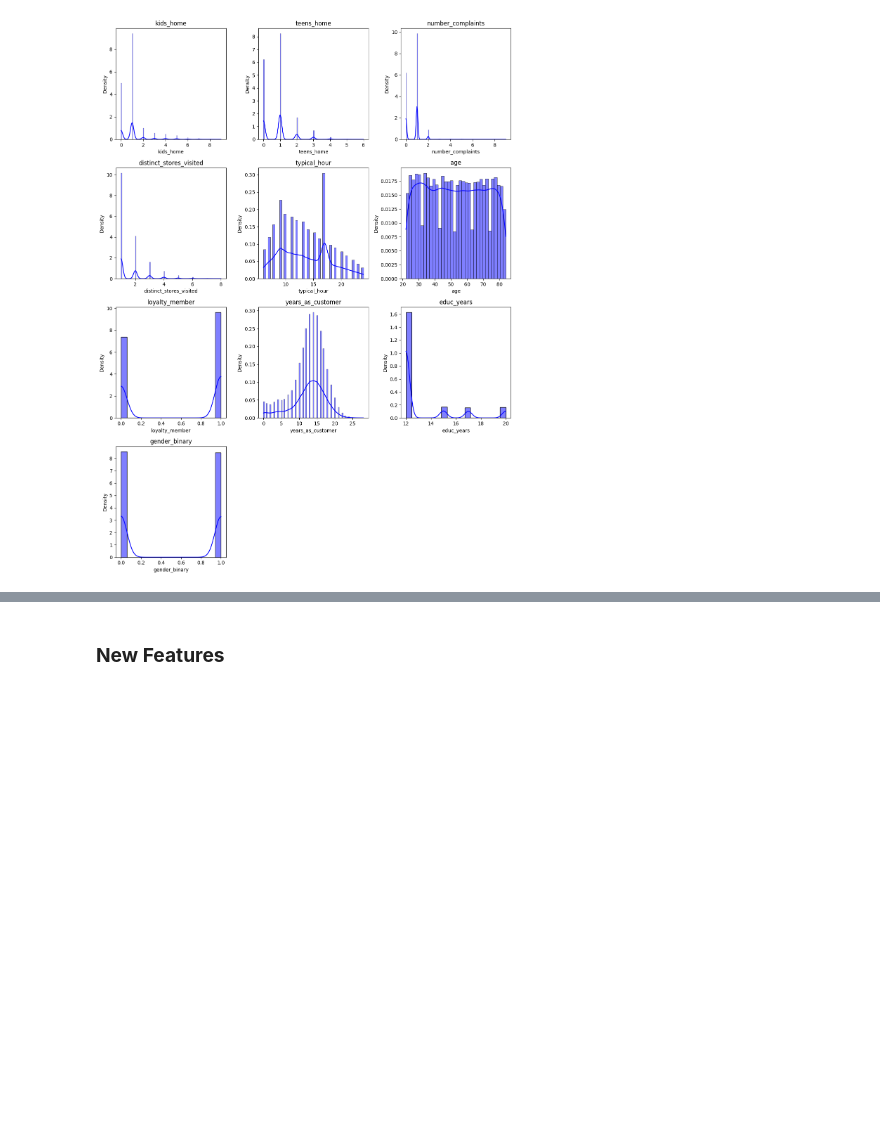
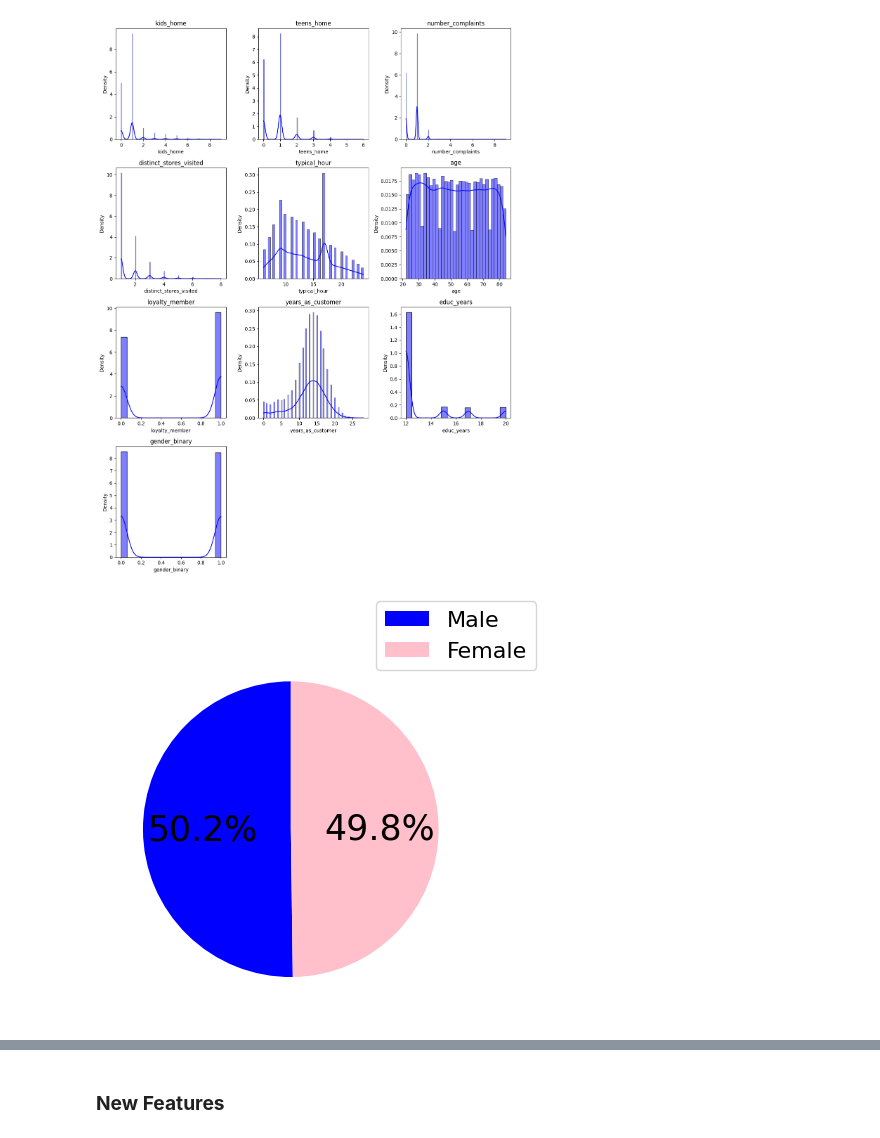
Before and after one commit to master-boda/Client-Segmentation-with-U-MAP-Embedding, a Jupyter notebook: src/preproc/eda.ipynb, the cells around one changed output, grey strips where cells are left out. Saved outputs shown, nothing was run; the diff lists cells and outputs as text; code cells hidden in the pictures; blank space fills up the shorter version.

```diff
--- a/src/preproc/eda.ipynb
+++ b/src/preproc/eda.ipynb
@@ -75,3 +106,7 @@ col_plotter(customer_info_clean_cont)
 col_plotter(customer_info_clean_disc)
 # %% [output]
 [figure]
+# %%
+plot_pie_chart(customer_info_clean, 'gender_binary', colors = ['blue', 'pink'], legend = ['Male', 'Female'])
+# %% [output]
+[figure, added]
```
Also changed, not shown: parts of 7 cells of this notebook, 1 other file.
